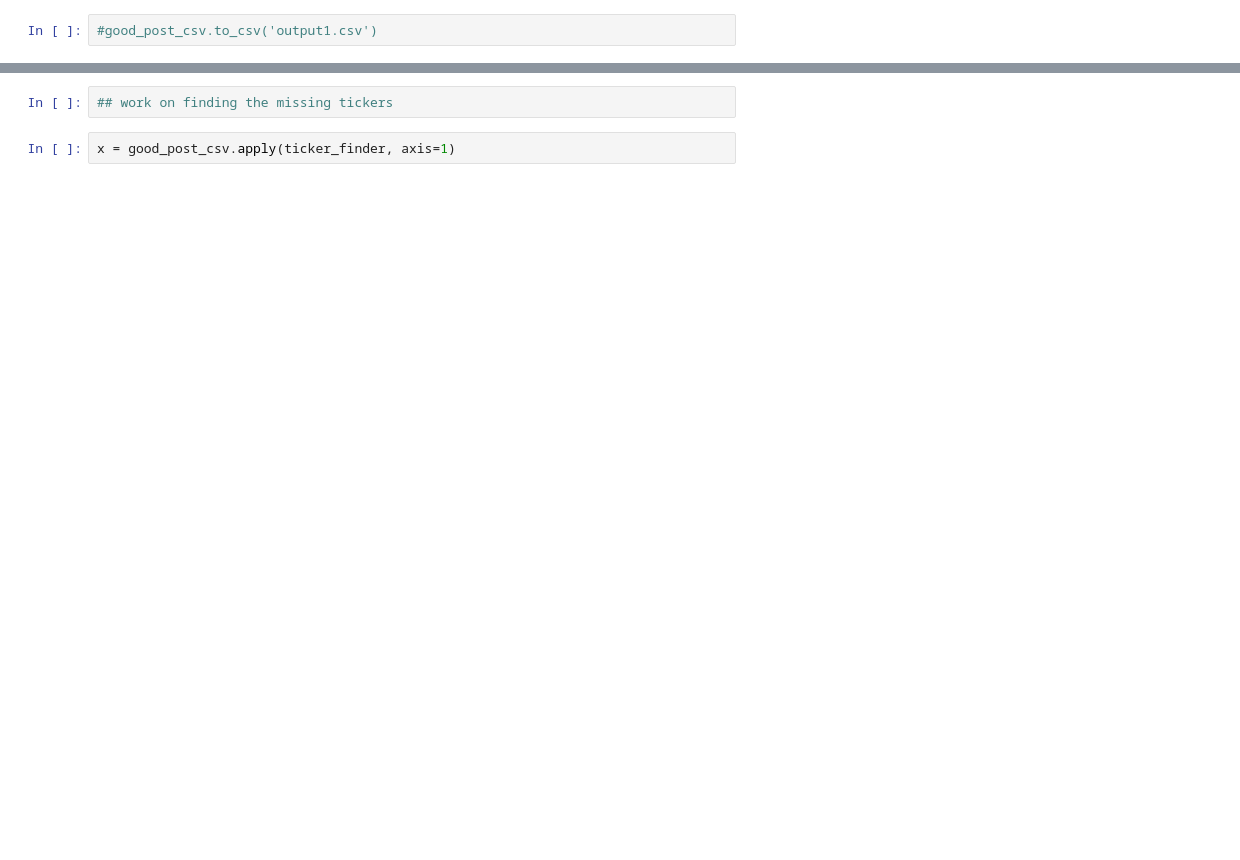
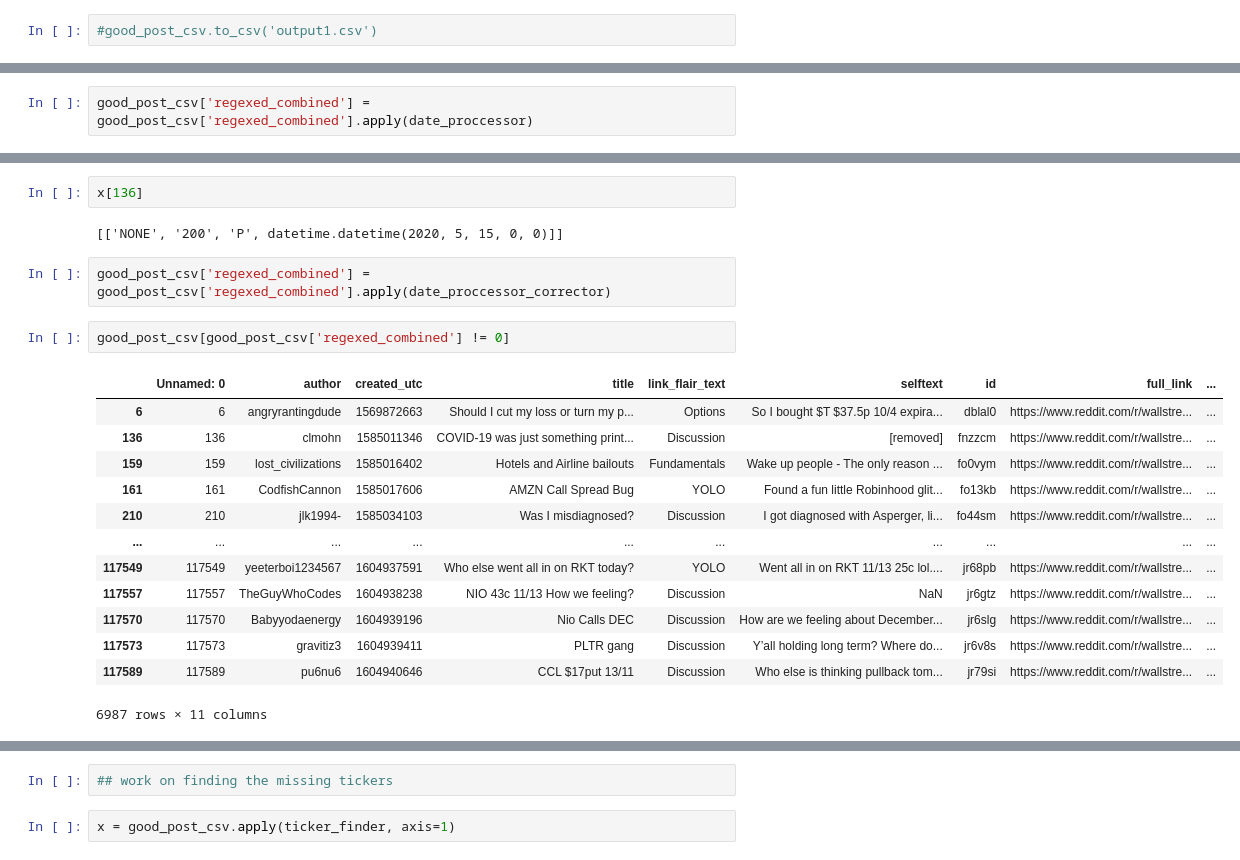
Before and after one commit to realjacoblinder/wsbanalysis, a Jupyter notebook: Phase 3 - Building the dataset.ipynb, the cells around one changed output, grey strips where cells are left out. Saved outputs shown, nothing was run; the diff lists cells and outputs as text; blank space fills up the shorter version.

```diff
--- a/Phase 3 - Building the dataset.ipynb
+++ b/Phase 3 - Building the dataset.ipynb
@@ -188,0 +274,2 @@ good_post_csv[good_post_csv['regexed_title'] != 0]
+# %%
+good_post_csv['regexed_combined'] = good_post_csv['regexed_combined'].apply(date_proccessor)
@@ -188,0 +294,22 @@ good_post_csv[good_post_csv['regexed_title'] != 0]
+# %%
+x[136]
+# %% [output]
+[['NONE', '200', 'P', datetime.datetime(2020, 5, 15, 0, 0)]]
+# %%
+good_post_csv['regexed_combined'] = good_post_csv['regexed_combined'].apply(date_proccessor_corrector)
+# %%
+good_post_csv[good_post_csv['regexed_combined'] != 0]
+# %% [output]
+|  | Unnamed: 0 | author | created_utc | title | link_flair_text | selftext | id | full_link | ... |
+| 6 | 6 | angryrantingdude | 1569872663 | Should I cut my loss or turn my p... | Options | So I bought $T $37.5p 10/4 expira... | dblal0 | https://www.reddit.com/r/wallstre... | ... |
+| 136 | 136 | clmohn | 1585011346 | COVID-19 was just something print... | Discussion | [removed] | fnzzcm | https://www.reddit.com/r/wallstre... | ... |
+| 159 | 159 | lost_civilizations | 1585016402 | Hotels and Airline bailouts | Fundamentals | Wake up people - The only reason ... | fo0vym | https://www.reddit.com/r/wallstre... | ... |
+| 161 | 161 | CodfishCannon | 1585017606 | AMZN Call Spread Bug | YOLO | Found a fun little Robinhood glit... | fo13kb | https://www.reddit.com/r/wallstre... | ... |
+| 210 | 210 | jlk1994- | 1585034103 | Was I misdiagnosed? | Discussion | I got diagnosed with Asperger, li... | fo44sm | https://www.reddit.com/r/wallstre... | ... |
+| ... | ... | ... | ... | ... | ... | ... | ... | ... | ... |
+| 117549 | 117549 | yeeterboi1234567 | 1604937591 | Who else went all in on RKT today? | YOLO | Went all in on RKT 11/13 25c lol.... | jr68pb | https://www.reddit.com/r/wallstre... | ... |
+| 117557 | 117557 | TheGuyWhoCodes | 1604938238 | NIO 43c 11/13 How we feeling? | Discussion | NaN | jr6gtz | https://www.reddit.com/r/wallstre... | ... |
+| 117570 | 117570 | Babyyodaenergy | 1604939196 | Nio Calls DEC | Discussion | How are we feeling about December... | jr6slg | https://www.reddit.com/r/wallstre... | ... |
+| 117573 | 117573 | gravitiz3 | 1604939411 | PLTR gang | Discussion | Y’all holding long term? Where do... | jr6v8s | https://www.reddit.com/r/wallstre... | ... |
+| 117589 | 117589 | pu6nu6 | 1604940646 | CCL $17put 13/11 | Discussion | Who else is thinking pullback tom... | jr79si | https://www.reddit.com/r/wallstre... | ... |
+6987 rows × 11 columns
```
Also changed, not shown: parts of 24 cells of this notebook, 3 other files.
